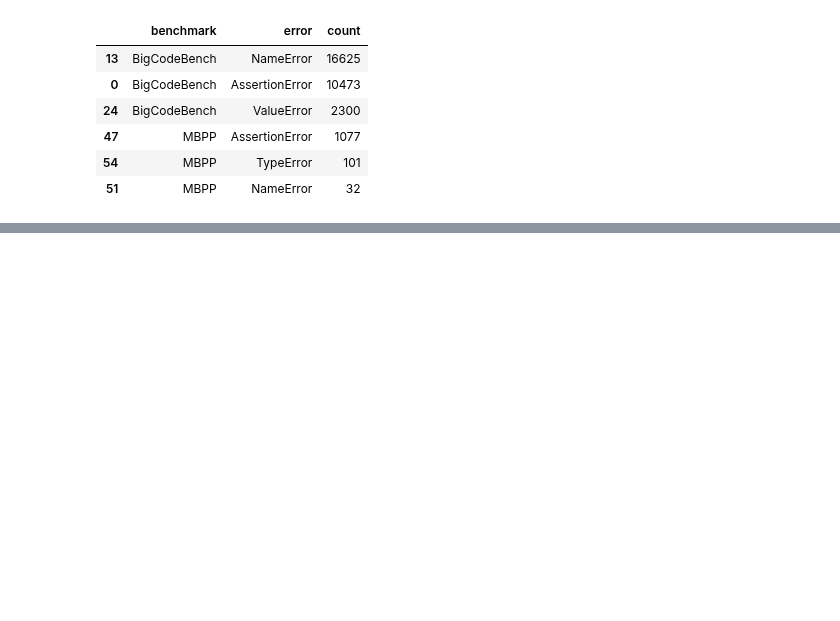
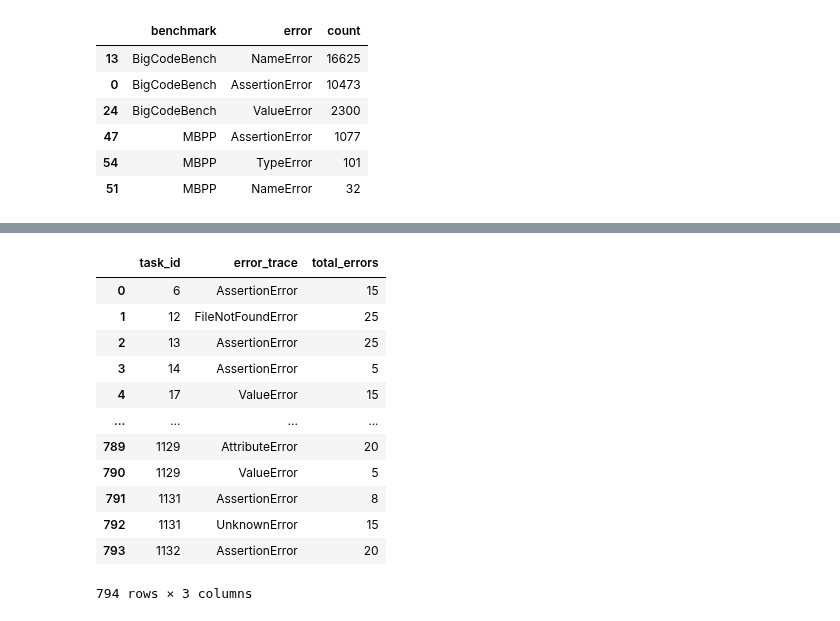
Before and after one commit to TheOpenSI/SYNKRASIS, a Jupyter notebook: experiment_results/ErrorAnalyser.ipynb, the cells around one changed output, grey strips where cells are left out. Drawn from its saved outputs; the diff is of its cells as text; code cells hidden in the pictures; blank space fills up the shorter version.

```diff
--- a/experiment_results/ErrorAnalyser.ipynb
+++ b/experiment_results/ErrorAnalyser.ipynb
@@ -262,0 +326,3 @@ benchmark_totals.sort_values(["benchmark", "count"], ascending=[True, False]).gr
+# %%
+zoom_in = fail_df[["task_id","error_trace"]]
+zoom_in
@@ -262,0 +343,20 @@ benchmark_totals.sort_values(["benchmark", "count"], ascending=[True, False]).gr
+# %%
+import ast
+
+each_data_point = []
+
+for i in range(len(zoom_in)):
+    value_each_row_str = zoom_in["error_trace"].iloc[i]
+    value_each_row_list = ast.literal_eval(value_each_row_str)
+
+    for j in value_each_row_list:
+        for y in j:
+            each_data_point.append(
+                {
+                    "task_id": zoom_in["task_id"].iloc[i],
+                    "error_trace":y
+                }
+            )
+
+
+each_error_df = pd.DataFrame(each_data_point)
@@ -262,0 +379,16 @@ benchmark_totals.sort_values(["benchmark", "count"], ascending=[True, False]).gr
+# %%
+each_error_df.groupby(["task_id","error_trace"]).size().reset_index(name="total_errors")
+# %% [output]
+|  | task_id | error_trace | total_errors |
+| 0 | 6 | AssertionError | 15 |
+| 1 | 12 | FileNotFoundError | 25 |
+| 2 | 13 | AssertionError | 25 |
+| 3 | 14 | AssertionError | 5 |
+| 4 | 17 | ValueError | 15 |
+| ... | ... | ... | ... |
+| 789 | 1129 | AttributeError | 20 |
+| 790 | 1129 | ValueError | 5 |
+| 791 | 1131 | AssertionError | 8 |
+| 792 | 1131 | UnknownError | 15 |
+| 793 | 1132 | AssertionError | 20 |
+794 rows × 3 columns
```
Also changed, not shown: parts of 9 cells of this notebook.
